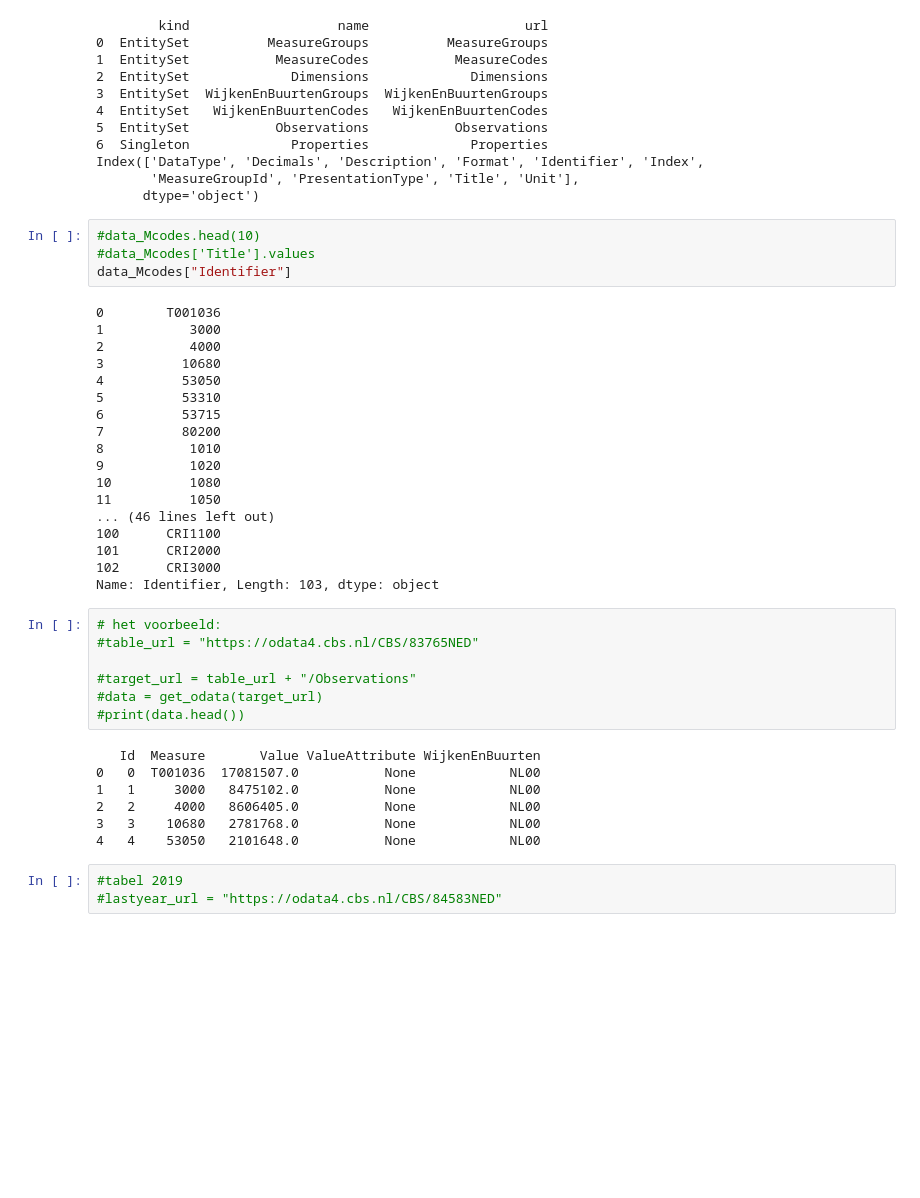
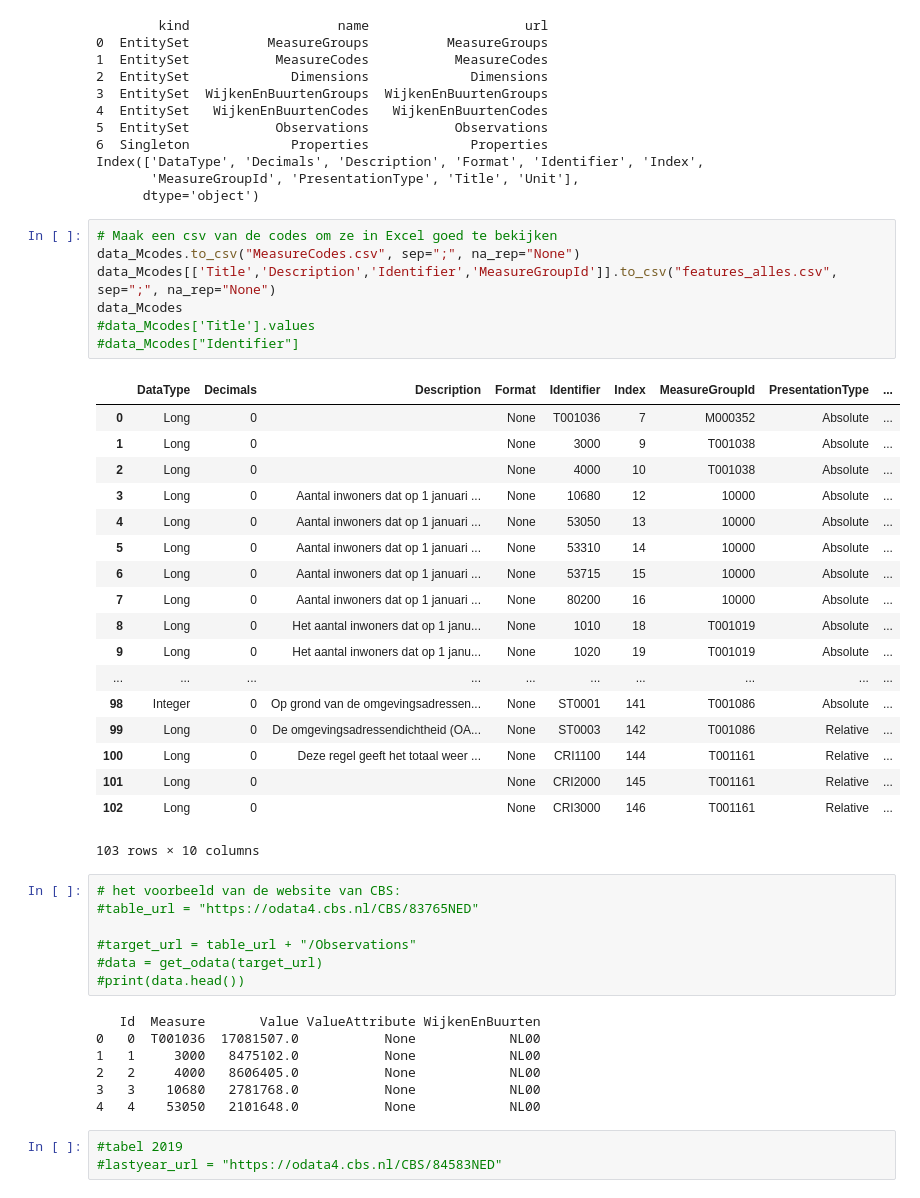
Before and after one commit to DanAugustus/KiesKaart, a Jupyter notebook: CBSparserOData4.ipynb, the cells around one changed output. Saved outputs shown, nothing was run; the diff lists cells and outputs as text; blank space fills up the shorter version.

```diff
--- a/CBSparserOData4.ipynb
+++ b/CBSparserOData4.ipynb
@@ -90,30 +92,34 @@ print(data_Mcodes.columns)
 Index(['DataType', 'Decimals', 'Description', 'Format', 'Identifier', 'Index',
        'MeasureGroupId', 'PresentationType', 'Title', 'Unit'],
       dtype='object')
-# %%
-#data_Mcodes.head(10)
-#data_Mcodes['Title'].values
-data_Mcodes["Identifier"]
-# %% [output]
-0        T001036
-1           3000
-2           4000
-3          10680
-4          53050
-5          53310
-6          53715
-7          80200
-8           1010
-9           1020
-10          1080
-11          1050
-... (46 lines left out)
-100      CRI1100
-101      CRI2000
-102      CRI3000
-Name: Identifier, Length: 103, dtype: object
+# %%
+# Maak een csv van de codes om ze in Excel goed te bekijken
+data_Mcodes.to_csv("MeasureCodes.csv", sep=";", na_rep="None")
+data_Mcodes[['Title','Description','Identifier','MeasureGroupId']].to_csv("features_alles.csv", sep=";", na_rep="None")
+data_Mcodes
+#data_Mcodes['Title'].values
+#data_Mcodes["Identifier"]
+# %% [output]
+|  | DataType | Decimals | Description | Format | Identifier | Index | MeasureGroupId | PresentationType | ... |
+| 0 | Long | 0 |  | None | T001036 | 7 | M000352 | Absolute | ... |
+| 1 | Long | 0 |  | None | 3000 | 9 | T001038 | Absolute | ... |
+| 2 | Long | 0 |  | None | 4000 | 10 | T001038 | Absolute | ... |
+| 3 | Long | 0 | Aantal inwoners dat op 1 januari ... | None | 10680 | 12 | 10000 | Absolute | ... |
+| 4 | Long | 0 | Aantal inwoners dat op 1 januari ... | None | 53050 | 13 | 10000 | Absolute | ... |
+| 5 | Long | 0 | Aantal inwoners dat op 1 januari ... | None | 53310 | 14 | 10000 | Absolute | ... |
+| 6 | Long | 0 | Aantal inwoners dat op 1 januari ... | None | 53715 | 15 | 10000 | Absolute | ... |
+| 7 | Long | 0 | Aantal inwoners dat op 1 januari ... | None | 80200 | 16 | 10000 | Absolute | ... |
+| 8 | Long | 0 | Het aantal inwoners dat op 1 janu... | None | 1010 | 18 | T001019 | Absolute | ... |
+| 9 | Long | 0 | Het aantal inwoners dat op 1 janu... | None | 1020 | 19 | T001019 | Absolute | ... |
+| ... | ... | ... | ... | ... | ... | ... | ... | ... | ... |
+| 98 | Integer | 0 | Op grond van de omgevingsadressen... | None | ST0001 | 141 | T001086 | Absolute | ... |
+| 99 | Long | 0 | De omgevingsadressendichtheid (OA... | None | ST0003 | 142 | T001086 | Relative | ... |
+| 100 | Long | 0 | Deze regel geeft het totaal weer ... | None | CRI1100 | 144 | T001161 | Relative | ... |
+| 101 | Long | 0 |  | None | CRI2000 | 145 | T001161 | Relative | ... |
+| 102 | Long | 0 |  | None | CRI3000 | 146 | T001161 | Relative | ... |
+103 rows × 10 columns
 # %%
-# het voorbeeld:
+# het voorbeeld van de website van CBS:
 #table_url = "https://odata4.cbs.nl/CBS/83765NED"
 
 #target_url = table_url + "/Observations"
```
Also changed, not shown: parts of 16 cells of this notebook, 2 other files.
